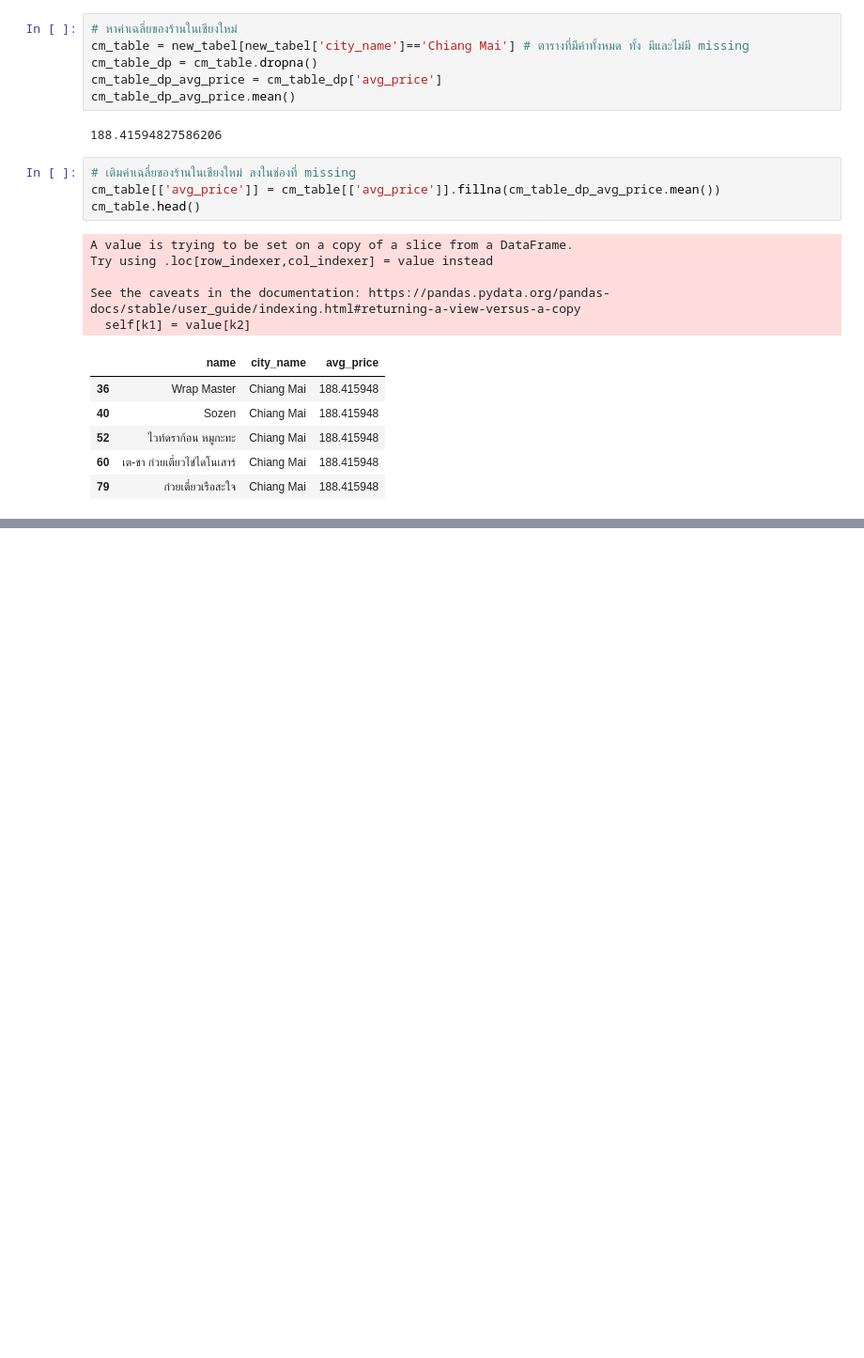
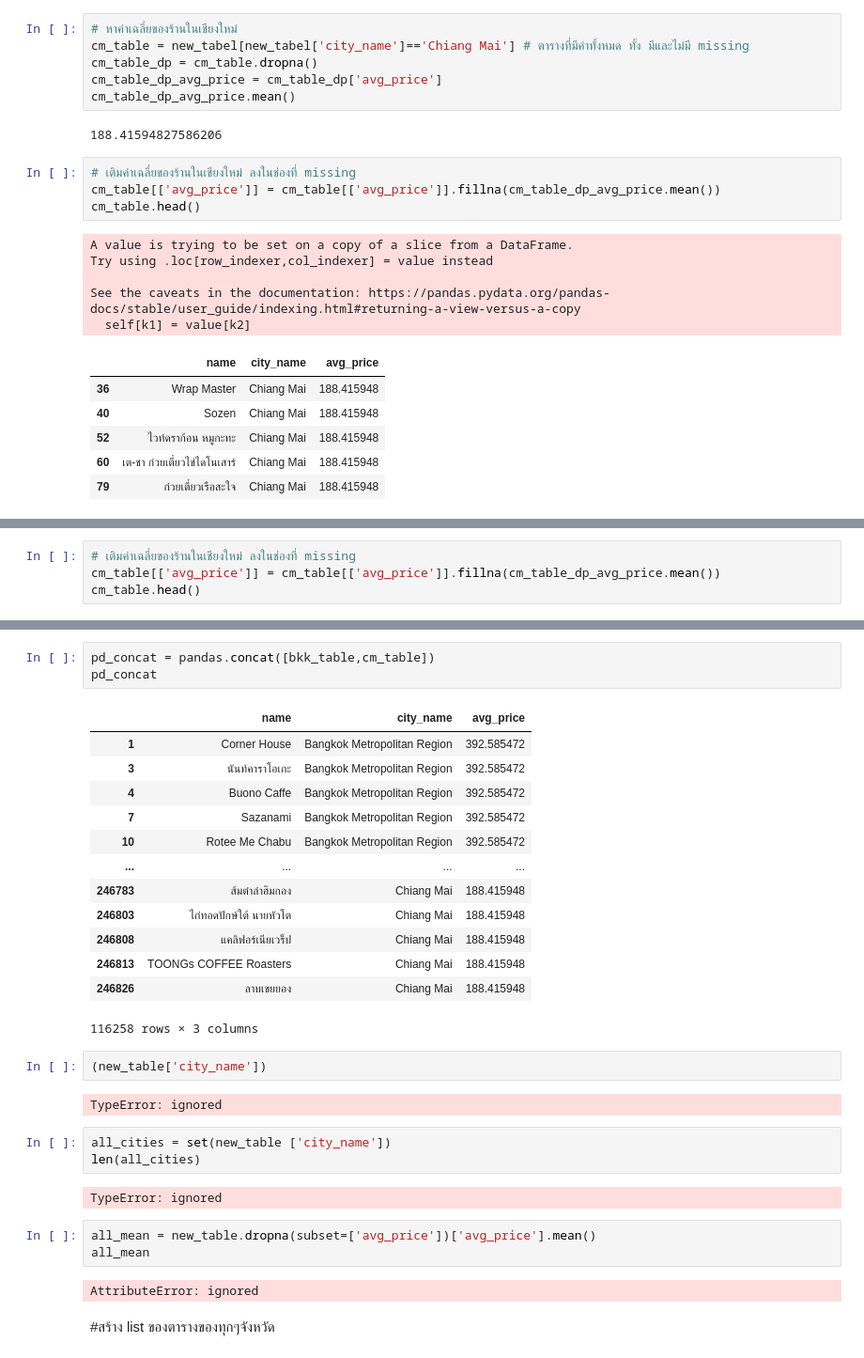
Before and after one commit to waraporn19/KKU_data_mining, a Jupyter notebook: Pandas_101.ipynb, the cells around one changed output, grey strips where cells are left out. Shown: that part at 94% size. Cells and saved outputs as stored; diff of their text form; blank space fills up the shorter version.

```diff
--- a/Pandas_101.ipynb
+++ b/Pandas_101.ipynb
@@ -401,0 +403,4 @@ See the caveats in the documentation: https://pandas.pydata.org/pandas-docs/stab
+# %%
+# เติมค่าเฉลี่ยของร้านในเชียงใหม่ ลงในช่องที่ missing
+cm_table[['avg_price']] = cm_table[['avg_price']].fillna(cm_table_dp_avg_price.mean())
+cm_table.head()
@@ -401,0 +419,33 @@ See the caveats in the documentation: https://pandas.pydata.org/pandas-docs/stab
+# %%
+pd_concat = pandas.concat([bkk_table,cm_table])
+pd_concat
+# %% [output]
+|  | name | city_name | avg_price |
+| 1 | Corner House | Bangkok Metropolitan Region | 392.585472 |
+| 3 | นันท์คาราโอเกะ | Bangkok Metropolitan Region | 392.585472 |
+| 4 | Buono Caffe | Bangkok Metropolitan Region | 392.585472 |
+| 7 | Sazanami | Bangkok Metropolitan Region | 392.585472 |
+| 10 | Rotee Me Chabu | Bangkok Metropolitan Region | 392.585472 |
+| ... | ... | ... | ... |
+| 246783 | ส้มตำลำฮิมกอง | Chiang Mai | 188.415948 |
+| 246803 | ไก่ทอดปักษ์ใต้ นายหัวโต | Chiang Mai | 188.415948 |
+| 246808 | แคลิฟอร์เนียเวร็ป | Chiang Mai | 188.415948 |
+| 246813 | TOONGs COFFEE Roasters | Chiang Mai | 188.415948 |
+| 246826 | ลาบเขยยอง | Chiang Mai | 188.415948 |
+116258 rows × 3 columns
+# %%
+(new_table['city_name'])
+# %% [output]
+TypeError: ignored
+# %%
+all_cities = set(new_table ['city_name'])
+len(all_cities)
+# %% [output]
+TypeError: ignored
+# %%
+all_mean = new_table.dropna(subset=['avg_price'])['avg_price'].mean()
+all_mean
+# %% [output]
+AttributeError: ignored
+# %% [markdown]
+#สร้าง list ของตารางของทุกๆจังหวัด
```
Also changed, not shown: parts of 12 cells of this notebook.
